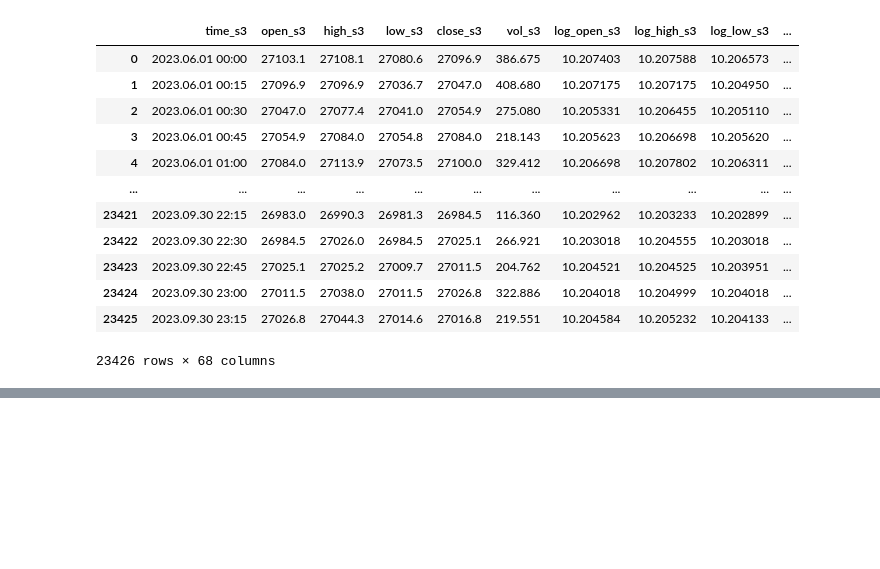
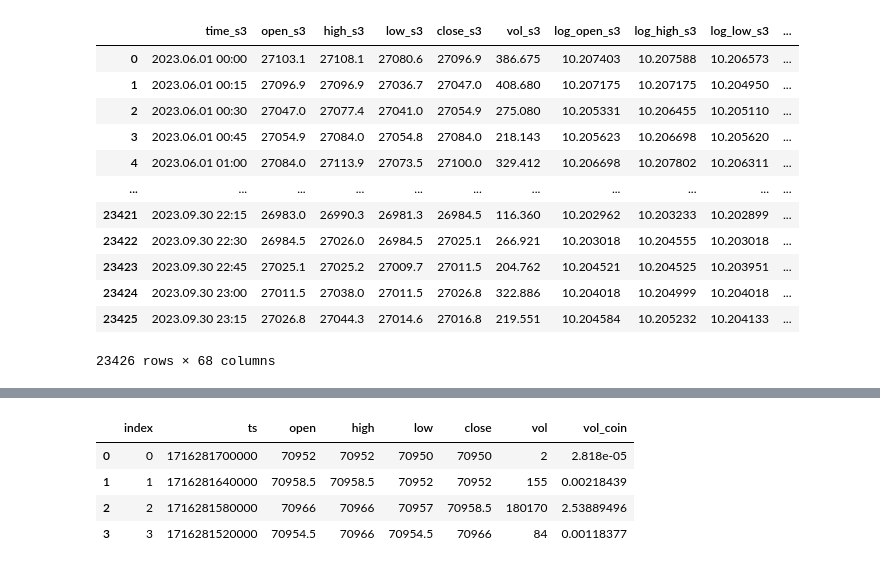
Before and after one commit to georghoeller/fastbook, a Jupyter notebook: my-stuff/lesson0-sqllite/lesson0-sqllite-tutorial.ipynb, the cells around one changed output, grey strips where cells are left out. Cells and saved outputs as stored; diff of their text form; code cells hidden in the pictures; blank space fills up the shorter version.

```diff
--- a/my-stuff/lesson0-sqllite/sqllite.ipynb
+++ b/my-stuff/lesson0-sqllite/lesson0-sqllite-tutorial.ipynb
@@ -84,0 +178,9 @@ pd.read_sql('BTCUSDT',engine)
+# %%
+df_reset = df.reset_index()
+df_reset
+# %% [output]
+|  | index | ts | open | high | low | close | vol | vol_coin |
+| 0 | 0 | 1716281700000 | 70952 | 70952 | 70950 | 70950 | 2 | 2.818e-05 |
+| 1 | 1 | 1716281640000 | 70958.5 | 70958.5 | 70952 | 70952 | 155 | 0.00218439 |
+| 2 | 2 | 1716281580000 | 70966 | 70966 | 70957 | 70958.5 | 180170 | 2.53889496 |
+| 3 | 3 | 1716281520000 | 70954.5 | 70966 | 70954.5 | 70966 | 84 | 0.00118377 |
```
Also changed, not shown: parts of 9 cells of this notebook, 6 other files.
